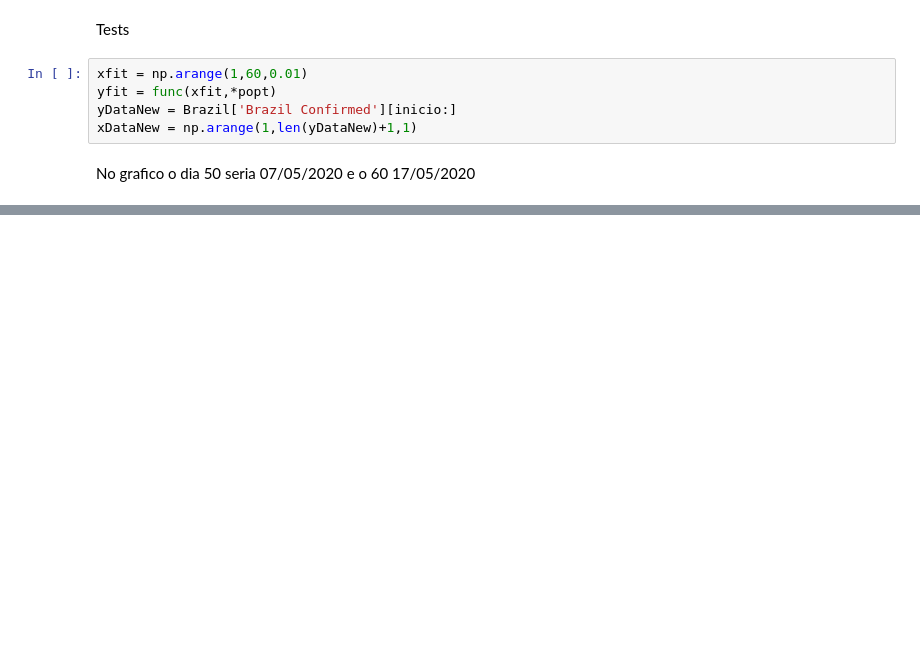
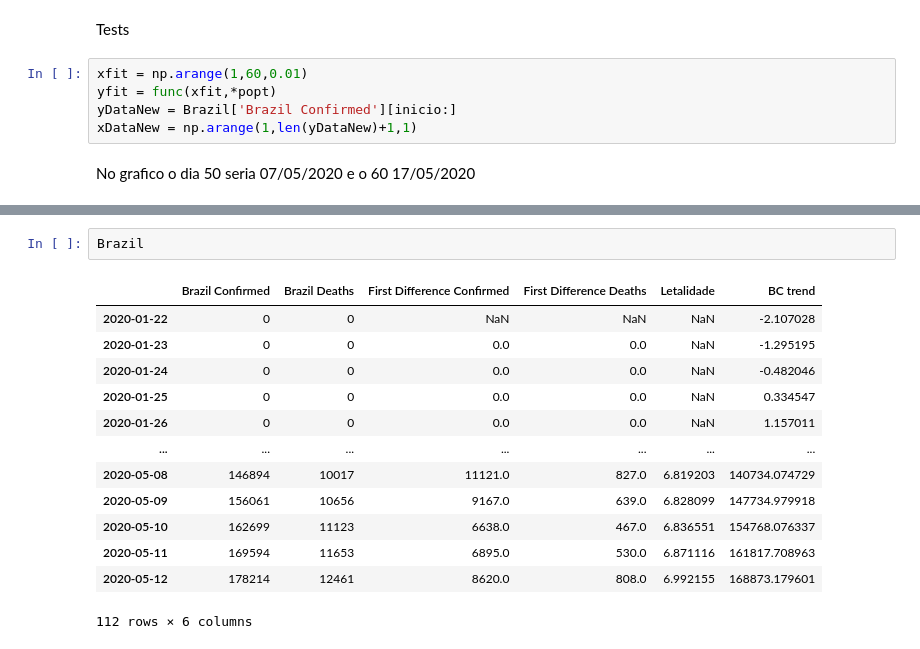
Before and after one commit to gagarcia/COVID-19, a Jupyter notebook: death_index.ipynb, the cells around one changed output, grey strips where cells are left out. Saved outputs shown, nothing was run; the diff lists cells and outputs as text; blank space fills up the shorter version.

```diff
--- a/death_index.ipynb
+++ b/death_index.ipynb
@@ -222,0 +223,16 @@ plt.savefig('/content/drive/My Drive/Colab Notebooks/COVID19/Previsões/2020-05
+# %%
+Brazil
+# %% [output]
+|  | Brazil Confirmed | Brazil Deaths | First Difference Confirmed | First Difference Deaths | Letalidade | BC trend |
+| 2020-01-22 | 0 | 0 | NaN | NaN | NaN | -2.107028 |
+| 2020-01-23 | 0 | 0 | 0.0 | 0.0 | NaN | -1.295195 |
+| 2020-01-24 | 0 | 0 | 0.0 | 0.0 | NaN | -0.482046 |
+| 2020-01-25 | 0 | 0 | 0.0 | 0.0 | NaN | 0.334547 |
+| 2020-01-26 | 0 | 0 | 0.0 | 0.0 | NaN | 1.157011 |
+| ... | ... | ... | ... | ... | ... | ... |
+| 2020-05-08 | 146894 | 10017 | 11121.0 | 827.0 | 6.819203 | 140734.074729 |
+| 2020-05-09 | 156061 | 10656 | 9167.0 | 639.0 | 6.828099 | 147734.979918 |
+| 2020-05-10 | 162699 | 11123 | 6638.0 | 467.0 | 6.836551 | 154768.076337 |
+| 2020-05-11 | 169594 | 11653 | 6895.0 | 530.0 | 6.871116 | 161817.708963 |
+| 2020-05-12 | 178214 | 12461 | 8620.0 | 808.0 | 6.992155 | 168873.179601 |
+112 rows × 6 columns
```
Also changed, not shown: parts of 15 cells of this notebook.
